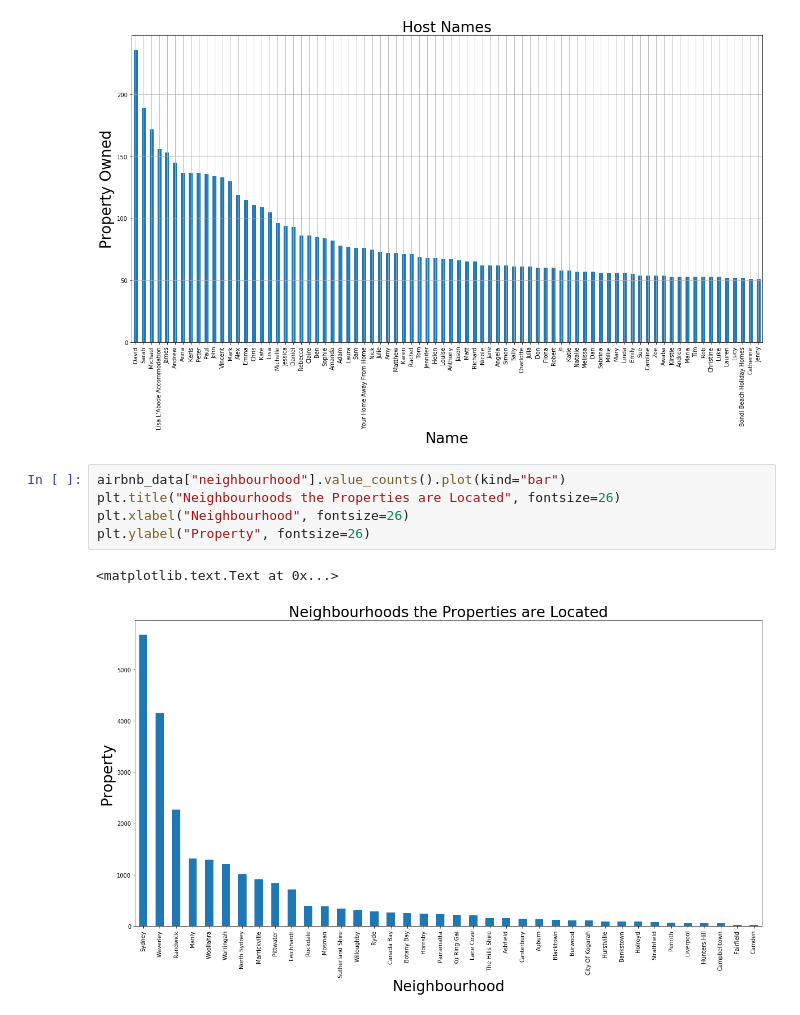
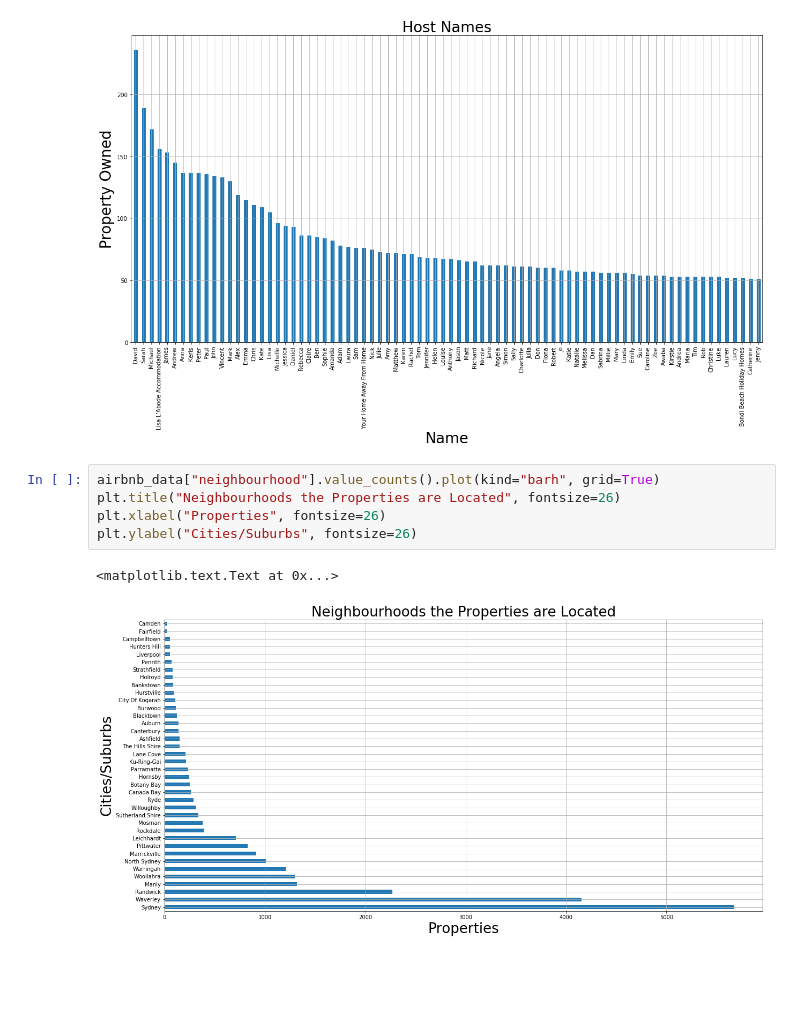
Before and after one commit to wilham7/code1161base, a Jupyter notebook: opendataproject/AirBnb.ipynb, the cells around one changed output. Drawn from its saved outputs; the diff is of its cells as text; blank space fills up the shorter version.

```diff
--- a/opendataproject/AirBnb.ipynb
+++ b/opendataproject/AirBnb.ipynb
@@ -132,13 +119,13 @@ plt.ylabel("Property Owned", fontsize=26)
 <matplotlib.text.Text at 0x...>
 [figure]
 # %%
-airbnb_data["neighbourhood"].value_counts().plot(kind="bar")
+airbnb_data["neighbourhood"].value_counts().plot(kind="barh", grid=True)
 plt.title("Neighbourhoods the Properties are Located", fontsize=26)
-plt.xlabel("Neighbourhood", fontsize=26)
-plt.ylabel("Property", fontsize=26)
+plt.xlabel("Properties", fontsize=26)
+plt.ylabel("Cities/Suburbs", fontsize=26)
 # %% [output]
 <matplotlib.text.Text at 0x...>
-[figure, old version]
+[figure, new version]
 # %%
 airbnb_data["latitude"].hist()
 plt.title("Latitude of Accommodations", fontsize=26)
```
Also changed, not shown: parts of 16 cells of this notebook, 1 other file.
